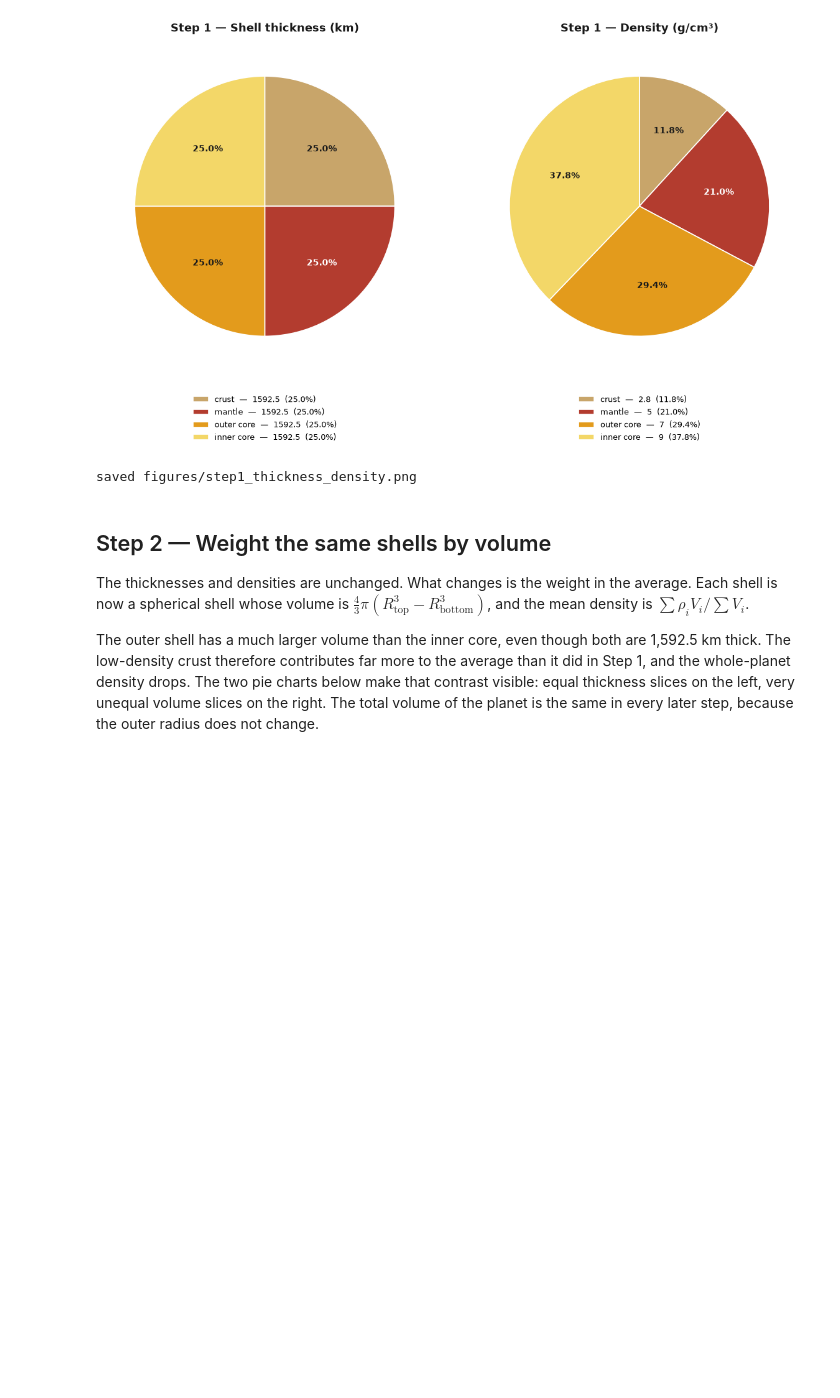
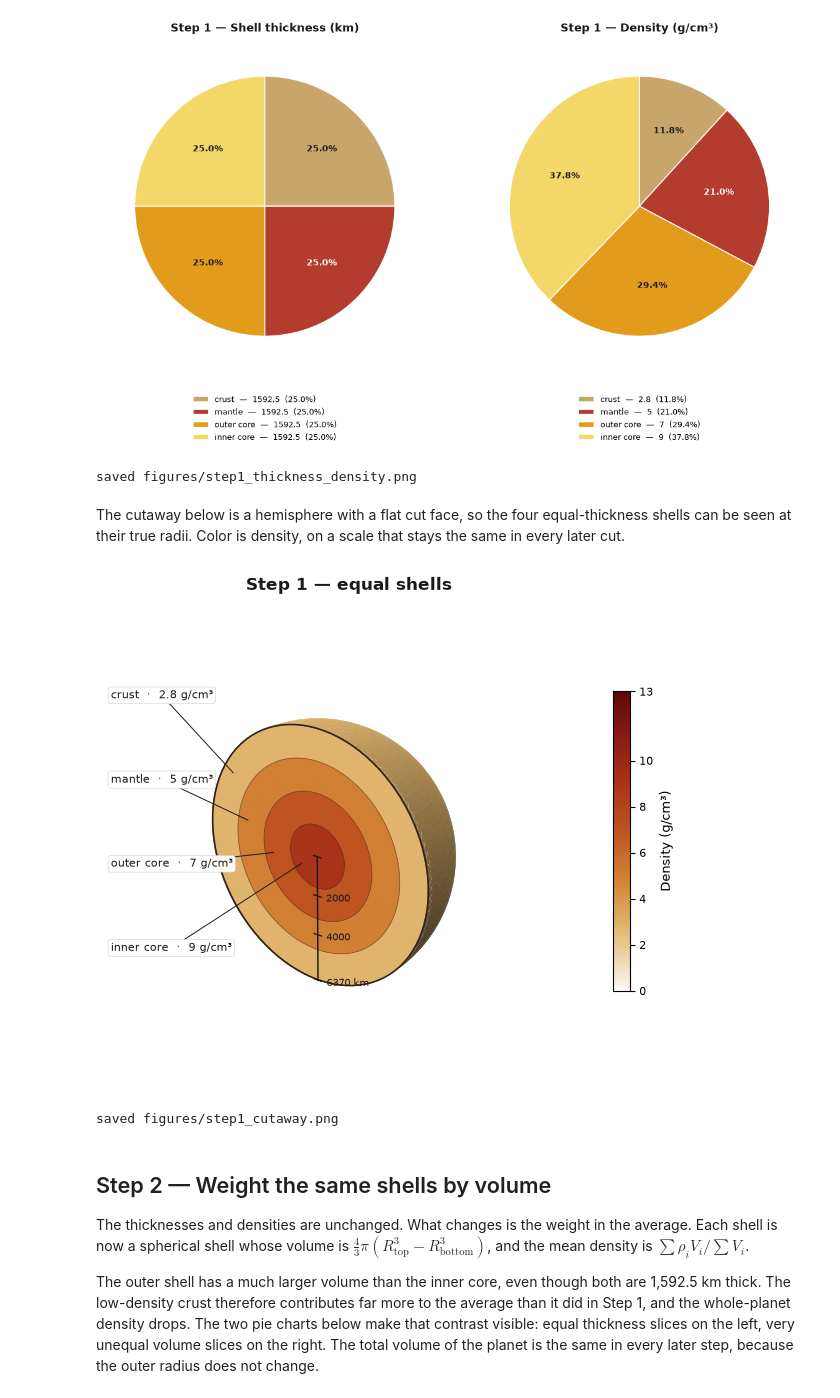
Before and after one commit to adrianayalav-a11y/erth-labs, a Jupyter notebook: lab01-earth-density/lab01_earth_density.ipynb, the cells around one changed output. Drawn from its saved outputs; the diff is of its cells as text; code cells hidden in the pictures; blank space fills up the shorter version.

```diff
--- a/lab01-earth-density/lab01_earth_density.ipynb
+++ b/lab01-earth-density/lab01_earth_density.ipynb
@@ -267,6 +523,13 @@ Thickness-weighted average density: 5.9500 g/cm³
 | inner core | 1592.5 | 6370 | 1592.5 | 9 |
 [figure]
 saved figures/step1_thickness_density.png
+# %% [markdown]
+The cutaway below is a hemisphere with a flat cut face, so the four equal-thickness shells can be seen at their true radii. Color is density, on a scale that stays the same in every later cut.
+# %%
+show_cutaway(step1, "Step 1 — equal shells", "step1_cutaway.png")
+# %% [output]
+[figure, added]
+saved figures/step1_cutaway.png
 # %% [markdown]
 ## Step 2 — Weight the same shells by volume
 
```
Also changed, not shown: parts of 13 cells of this notebook, 8 other files.
